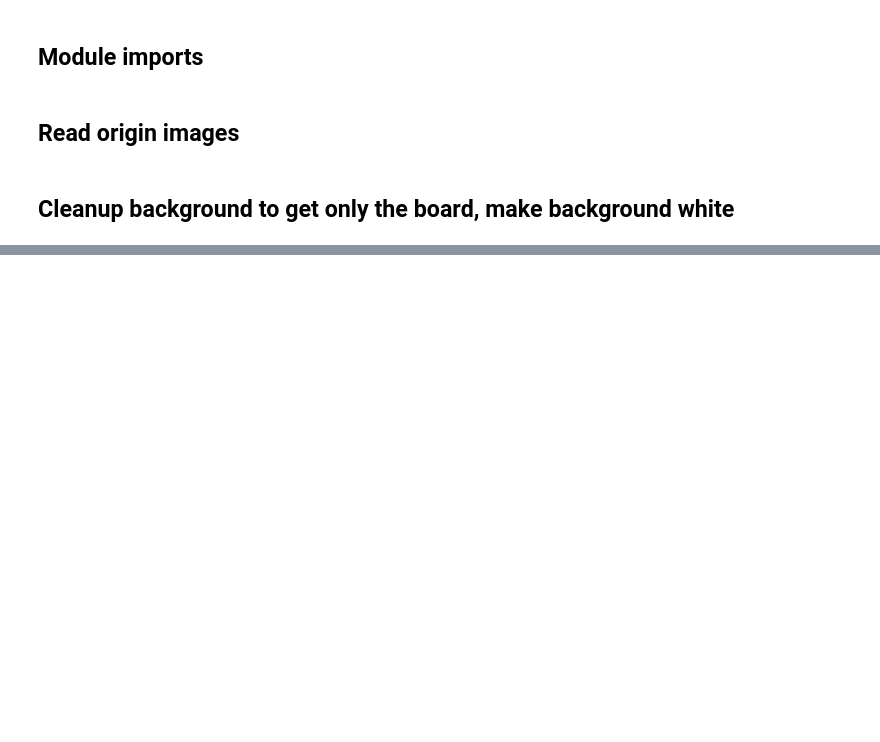
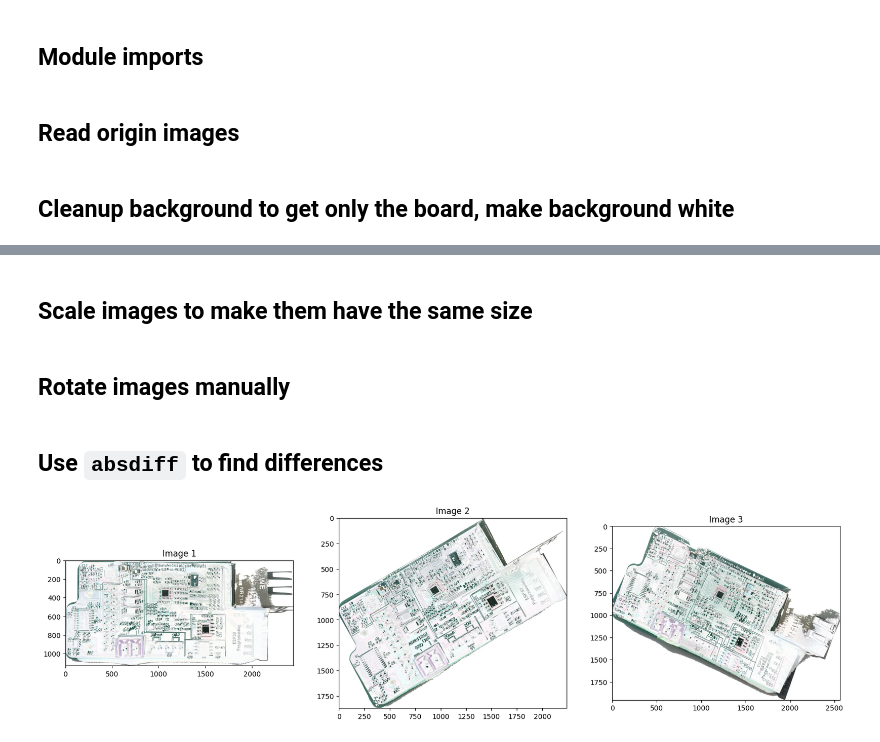
Before and after one commit to Xanonymous-GitHub/cs933-lab, a Jupyter notebook: practical_assignment/part-2.ipynb, the cells around one changed output, grey strips where cells are left out. Cells and saved outputs as stored; diff of their text form; code cells hidden in the pictures; blank space fills up the shorter version.

Commit message:
feat: 🎸 rotate image, and find their abs differents

```diff
--- a/practical_assignment/part-2.ipynb
+++ b/practical_assignment/part-2.ipynb
@@ -217,3 +216,30 @@ Start finding single components in board1, board2, board3... (this may take a wh
 [figure]
 [figure]
 [figure]
+# %% [markdown]
+## Scale images to make them have the same size
+# %%
+# Get board2 singles and board3 singles, make each of board3 scaled to the size of board2
+board3_singles = tuple(
+    cv2.resize(board3_single, (board2_single.shape[1], board2_single.shape[0]))
+    for board2_single, board3_single in zip(board2_singles, board3_singles)
+)
+# %% [markdown]
+## Rotate images manually
+# %%
+board2_singles = tuple([
+    board2_singles[0],
+    rotate_img_by_angle(board2_singles[1], -3),
+    rotate_img_by_angle(board2_singles[2], 8),
+])
+# %% [markdown]
+## Use `absdiff` to find differences
+# %%
+diffs = tuple(
+    255 - cv2.absdiff(board2_single, board3_single)
+    for board2_single, board3_single in zip(board2_singles, board3_singles)
+)
+
+show_images_in_row(diffs)
+# %% [output]
+[figure, added]
```
Also changed, not shown: parts of 2 cells of this notebook.
